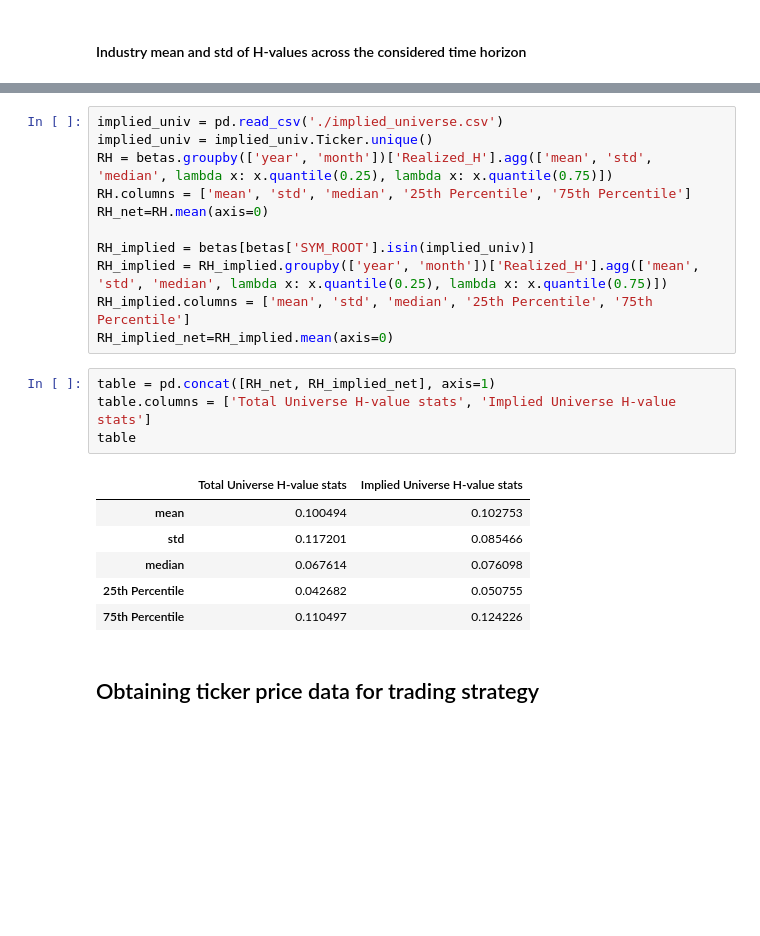
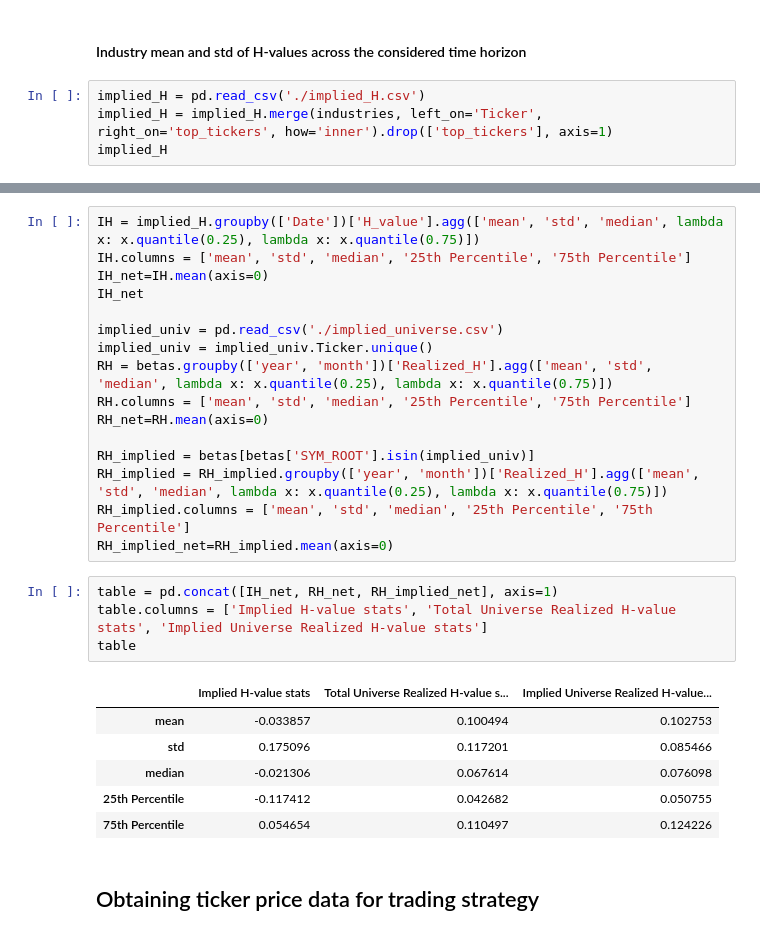
Before and after one commit to roshnx/buy-rough-sell-smooth, a Jupyter notebook: Realized_Vol_Regression.ipynb, the cells around one changed output, grey strips where cells are left out. Drawn from its saved outputs; the diff is of its cells as text; blank space fills up the shorter version.

```diff
--- a/Realized_Vol_Regression.ipynb
+++ b/Realized_Vol_Regression.ipynb
@@ -342,3 +342,7 @@ plt.show()
 - Some sectors, like Consumer Staples and Utilities, may show relatively stable smoothness across the years
 # %% [markdown]
 #### Industry mean and std of H-values across the considered time horizon
+# %%
+implied_H = pd.read_csv('./implied_H.csv')
+implied_H = implied_H.merge(industries, left_on='Ticker', right_on='top_tickers', how='inner').drop(['top_tickers'], axis=1)
+implied_H
@@ -379,4 +387,9 @@ betas
 # %%
+IH = implied_H.groupby(['Date'])['H_value'].agg(['mean', 'std', 'median', lambda x: x.quantile(0.25), lambda x: x.quantile(0.75)])
+IH.columns = ['mean', 'std', 'median', '25th Percentile', '75th Percentile']
+IH_net=IH.mean(axis=0)
+IH_net
+
 implied_univ = pd.read_csv('./implied_universe.csv')
 implied_univ = implied_univ.Ticker.unique()
 RH = betas.groupby(['year', 'month'])['Realized_H'].agg(['mean', 'std', 'median', lambda x: x.quantile(0.25), lambda x: x.quantile(0.75)])
@@ -388,16 +401,16 @@ RH_implied = RH_implied.groupby(['year', 'month'])['Realized_H'].agg(['mean', 's
 RH_implied.columns = ['mean', 'std', 'median', '25th Percentile', '75th Percentile']
 RH_implied_net=RH_implied.mean(axis=0)
 # %%
-table = pd.concat([RH_net, RH_implied_net], axis=1)
-table.columns = ['Total Universe H-value stats', 'Implied Universe H-value stats']
+table = pd.concat([IH_net, RH_net, RH_implied_net], axis=1)
+table.columns = ['Implied H-value stats', 'Total Universe Realized H-value stats', 'Implied Universe Realized H-value stats']
 table
 # %% [output]
-|  | Total Universe H-value stats | Implied Universe H-value stats |
-| mean | 0.100494 | 0.102753 |
-| std | 0.117201 | 0.085466 |
-| median | 0.067614 | 0.076098 |
-| 25th Percentile | 0.042682 | 0.050755 |
-| 75th Percentile | 0.110497 | 0.124226 |
+|  | Implied H-value stats | Total Universe Realized H-value s... | Implied Universe Realized H-value... |
+| mean | -0.033857 | 0.100494 | 0.102753 |
+| std | 0.175096 | 0.117201 | 0.085466 |
+| median | -0.021306 | 0.067614 | 0.076098 |
+| 25th Percentile | -0.117412 | 0.042682 | 0.050755 |
+| 75th Percentile | 0.054654 | 0.110497 | 0.124226 |
 # %% [markdown]
 ## Obtaining ticker price data for trading strategy
 # %%
```
Also changed, not shown: parts of 5 cells of this notebook, 1 other file.
